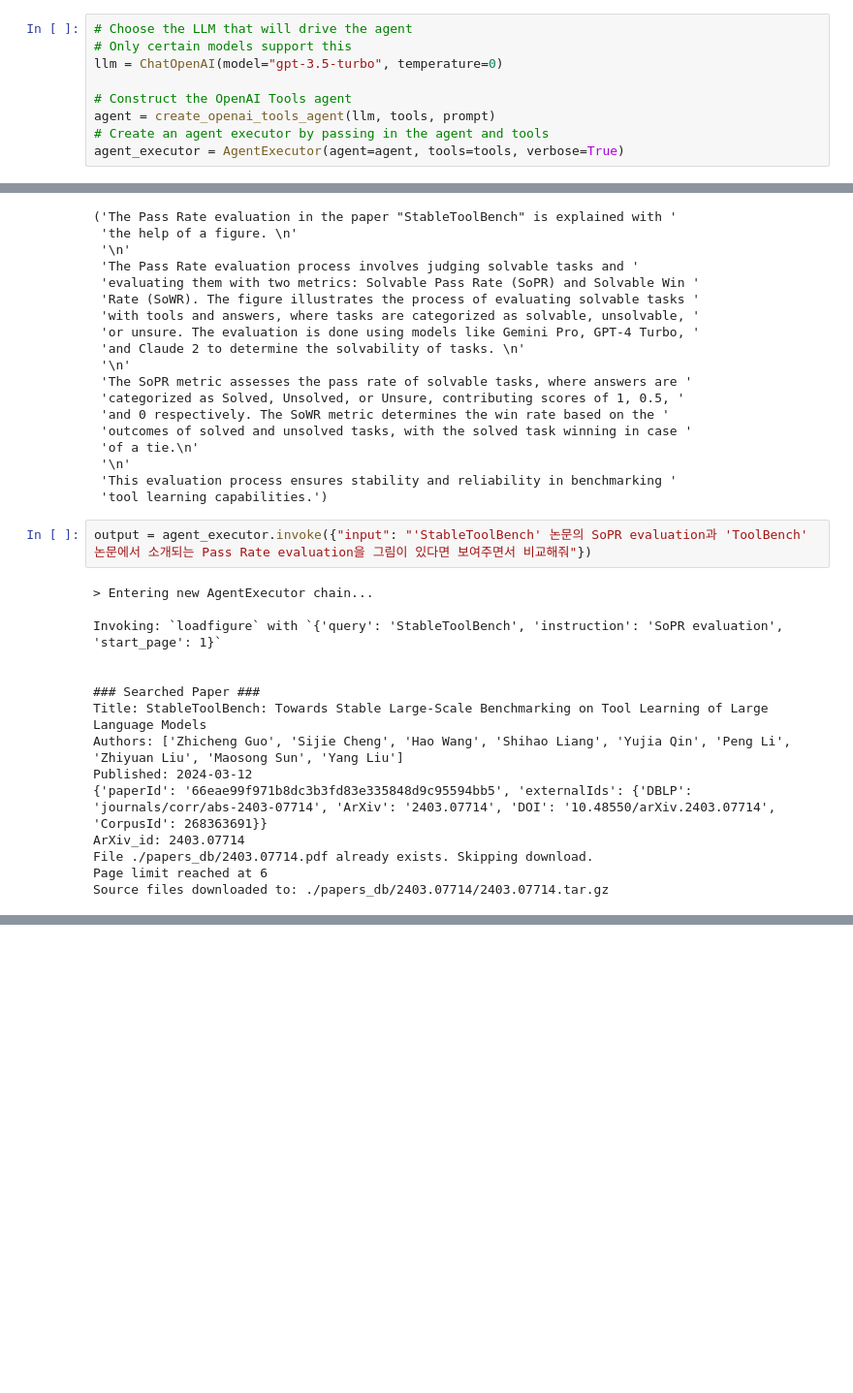
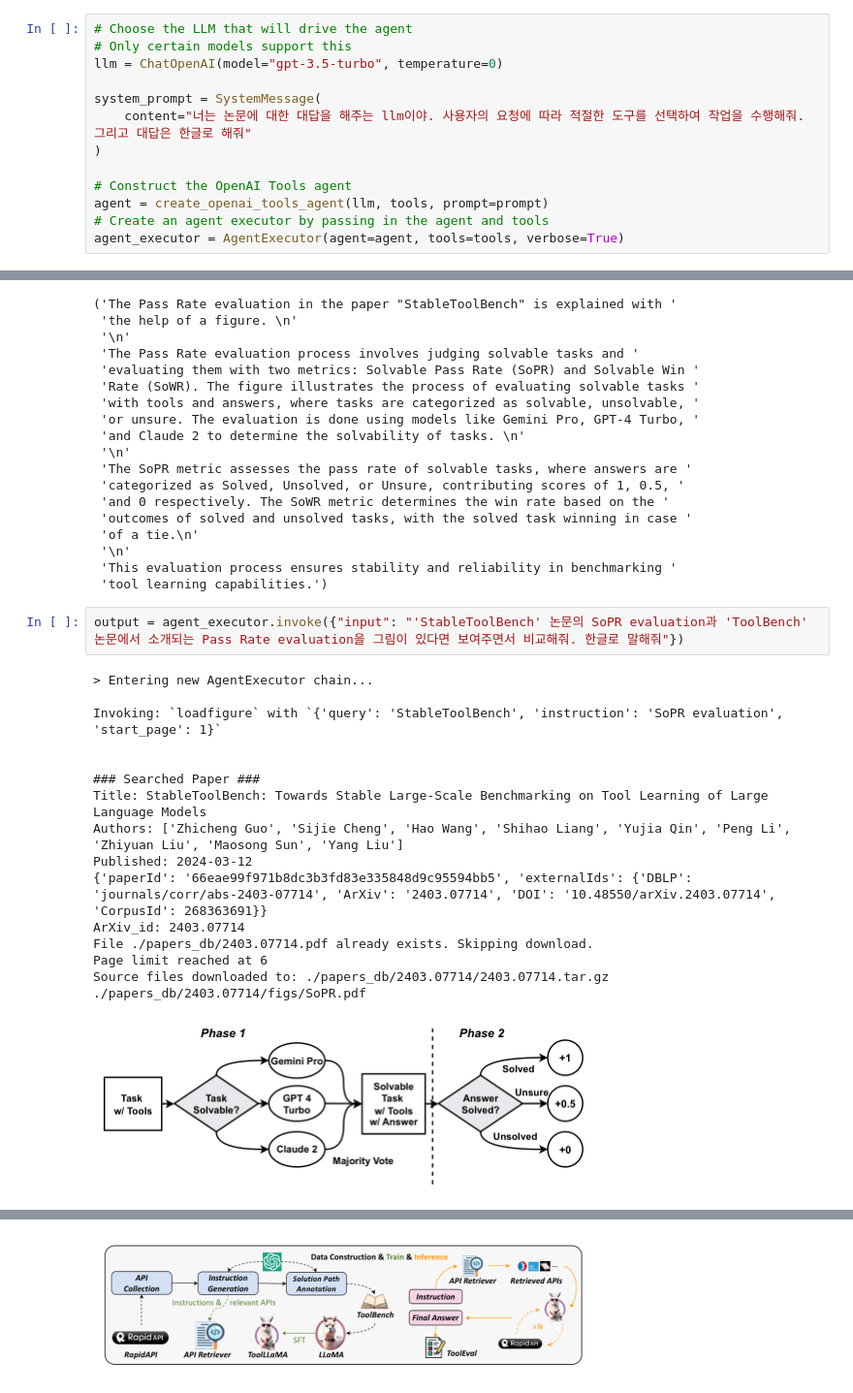
Before and after one commit to MinkyuRamen/kubig19th-conference-llm, a Jupyter notebook: papers_llm/tool_usecase_v2.ipynb, the cells around one changed output, grey strips where cells are left out. Shown: that part at 97% size. Saved outputs shown, nothing was run; the diff lists cells and outputs as text; blank space fills up the shorter version.

Commit message:
recommend tool FIN

```diff
--- a/papers_llm/tool_usecase_v2.ipynb
+++ b/papers_llm/tool_usecase_v2.ipynb
@@ -45,8 +48,12 @@ prompt = hub.pull("hwchase17/openai-tools-agent")
 # Only certain models support this
 llm = ChatOpenAI(model="gpt-3.5-turbo", temperature=0)
 
+system_prompt = SystemMessage(
+    content="너는 논문에 대한 대답을 해주는 llm이야. 사용자의 요청에 따라 적절한 도구를 선택하여 작업을 수행해줘. 그리고 대답은 한글로 해줘"
+)
+
 # Construct the OpenAI Tools agent
-agent = create_openai_tools_agent(llm, tools, prompt)
+agent = create_openai_tools_agent(llm, tools, prompt=prompt)
 # Create an agent executor by passing in the agent and tools
 agent_executor = AgentExecutor(agent=agent, tools=tools, verbose=True)
 # %% [markdown]
@@ -268,19 +262,21 @@ pprint(output['output'])
  'This evaluation process ensures stability and reliability in benchmarking '
  'tool learning capabilities.')
 # %%
-output = agent_executor.invoke({"input": "'StableToolBench' 논문의 SoPR evaluation과 'ToolBench' 논문에서 소개되는 Pass Rate evaluation을 그림이 있다면 보여주면서 비교해줘"})
+output = agent_executor.invoke({"input": "'StableToolBench' 논문의 SoPR evaluation과 'ToolBench' 논문에서 소개되는 Pass Rate evaluation을 그림이 있다면 보여주면서 비교해줘. 한글로 말해줘"})
 # %% [output]
 > Entering new AgentExecutor chain...
 
 Invoking: `loadfigure` with `{'query': 'StableToolBench', 'instruction': 'SoPR evaluation', 'start_page': 1}`
 
 
 ### Searched Paper ###
 Title: StableToolBench: Towards Stable Large-Scale Benchmarking on Tool Learning of Large Language Models
 Authors: ['Zhicheng Guo', 'Sijie Cheng', 'Hao Wang', 'Shihao Liang', 'Yujia Qin', 'Peng Li', 'Zhiyuan Liu', 'Maosong Sun', 'Yang Liu']
 Published: 2024-03-12
 {'paperId': '66eae99f971b8dc3b3fd83e335848d9c95594bb5', 'externalIds': {'DBLP': 'journals/corr/abs-2403-07714', 'ArXiv': '2403.07714', 'DOI': '10.48550/arXiv.2403.07714', 'CorpusId': 268363691}}
 ArXiv_id: 2403.07714
 File ./papers_db/2403.07714.pdf already exists. Skipping download.
 Page limit reached at 6
 Source files downloaded to: ./papers_db/2403.07714/2403.07714.tar.gz
+./papers_db/2403.07714/figs/SoPR.pdf
+[figure, added]
@@ -287,0 +297 @@ KeyError: 'sopr'
+[figure, added]
```
Also changed, not shown: parts of 5 cells of this notebook, 4 other files.
